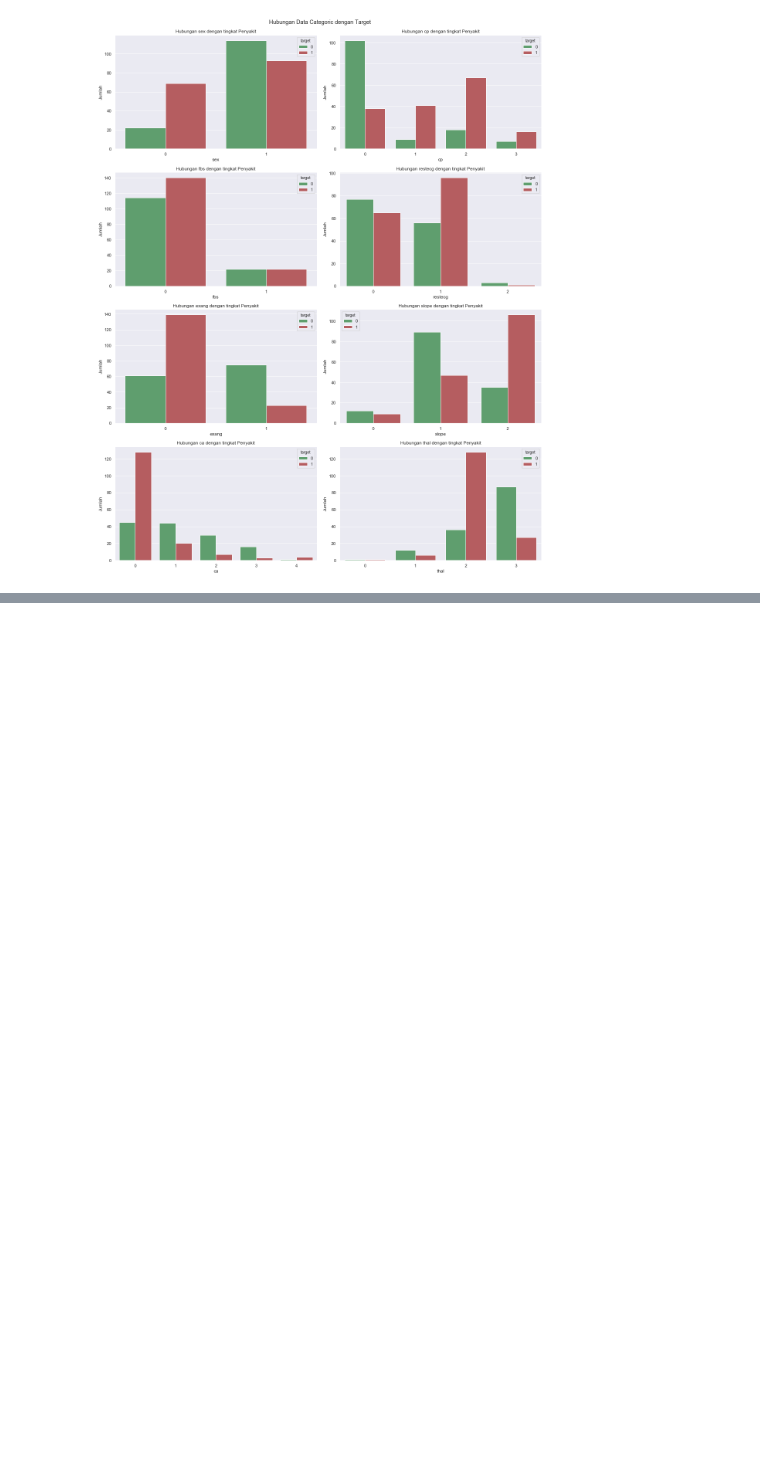
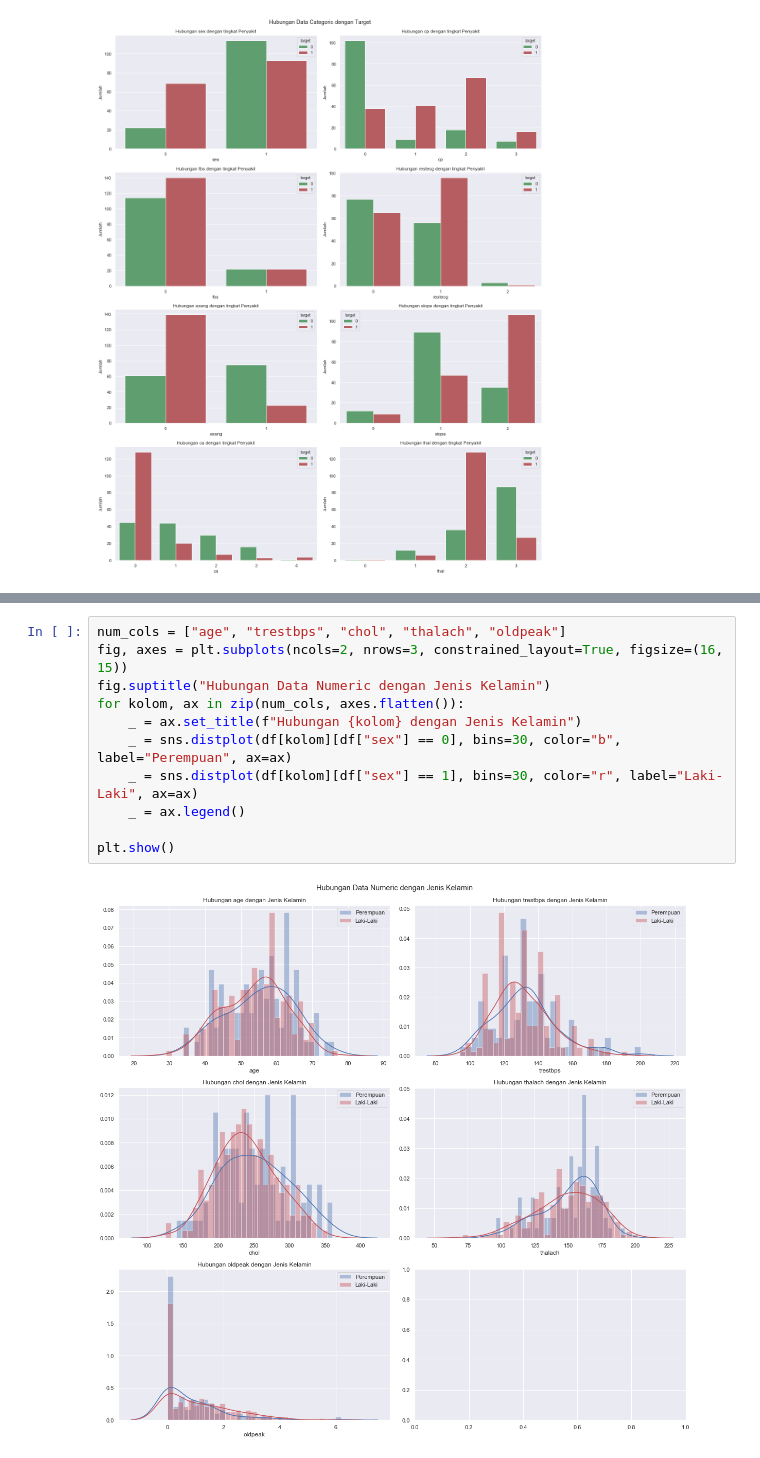
Before and after one commit to rshby/skripsi, a Jupyter notebook: Codingan/coba_Prediction_with_XgBoost.ipynb, the cells around one changed output, grey strips where cells are left out. Cells and saved outputs as stored; diff of their text form; blank space fills up the shorter version.

```diff
--- a/Codingan/coba_Prediction_with_XgBoost.ipynb
+++ b/Codingan/coba_Prediction_with_XgBoost.ipynb
@@ -201,0 +212,13 @@ RuntimeError: Selected KDE bandwidth is 0. Cannot estiamte density.
+# %%
+num_cols = ["age", "trestbps", "chol", "thalach", "oldpeak"]
+fig, axes = plt.subplots(ncols=2, nrows=3, constrained_layout=True, figsize=(16, 15))
+fig.suptitle("Hubungan Data Numeric dengan Jenis Kelamin")
+for kolom, ax in zip(num_cols, axes.flatten()):
+    _ = ax.set_title(f"Hubungan {kolom} dengan Jenis Kelamin")
+    _ = sns.distplot(df[kolom][df["sex"] == 0], bins=30, color="b", label="Perempuan", ax=ax)
+    _ = sns.distplot(df[kolom][df["sex"] == 1], bins=30, color="r", label="Laki-Laki", ax=ax)
+    _ = ax.legend()
+
+plt.show()
+# %% [output]
+[figure, added]
```
Also changed, not shown: parts of 3 cells of this notebook.
